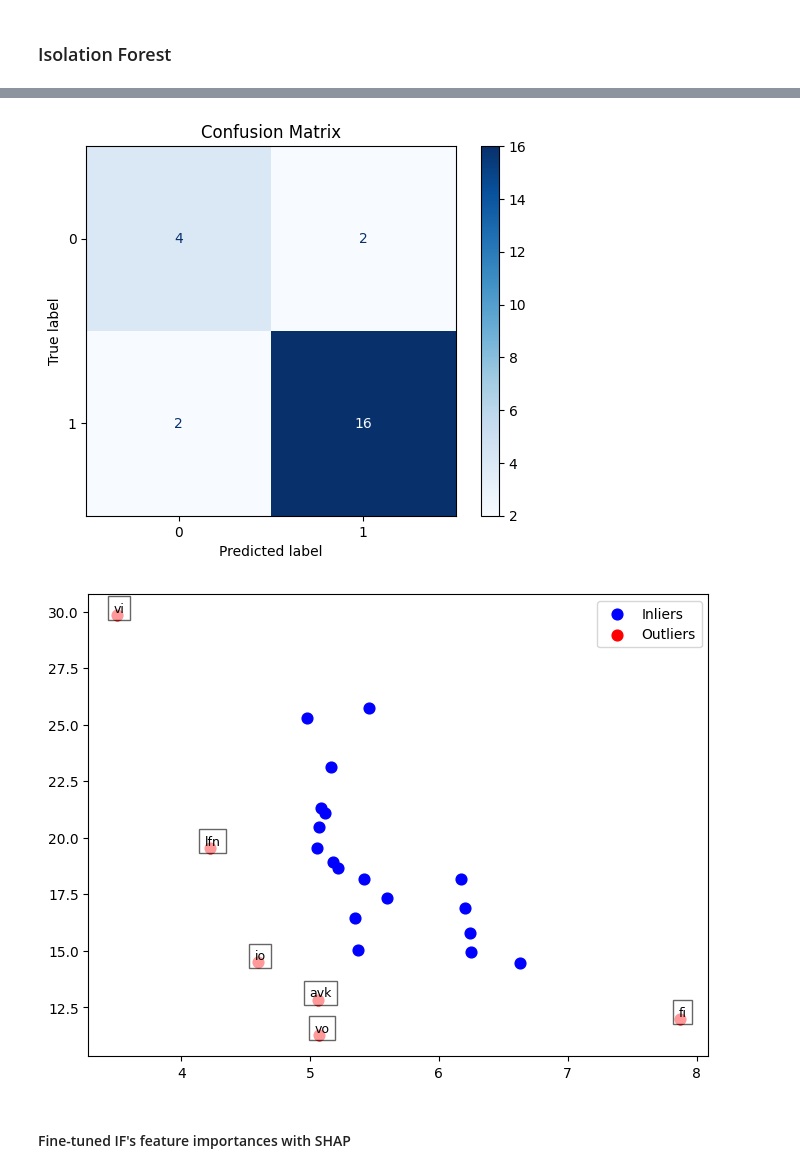
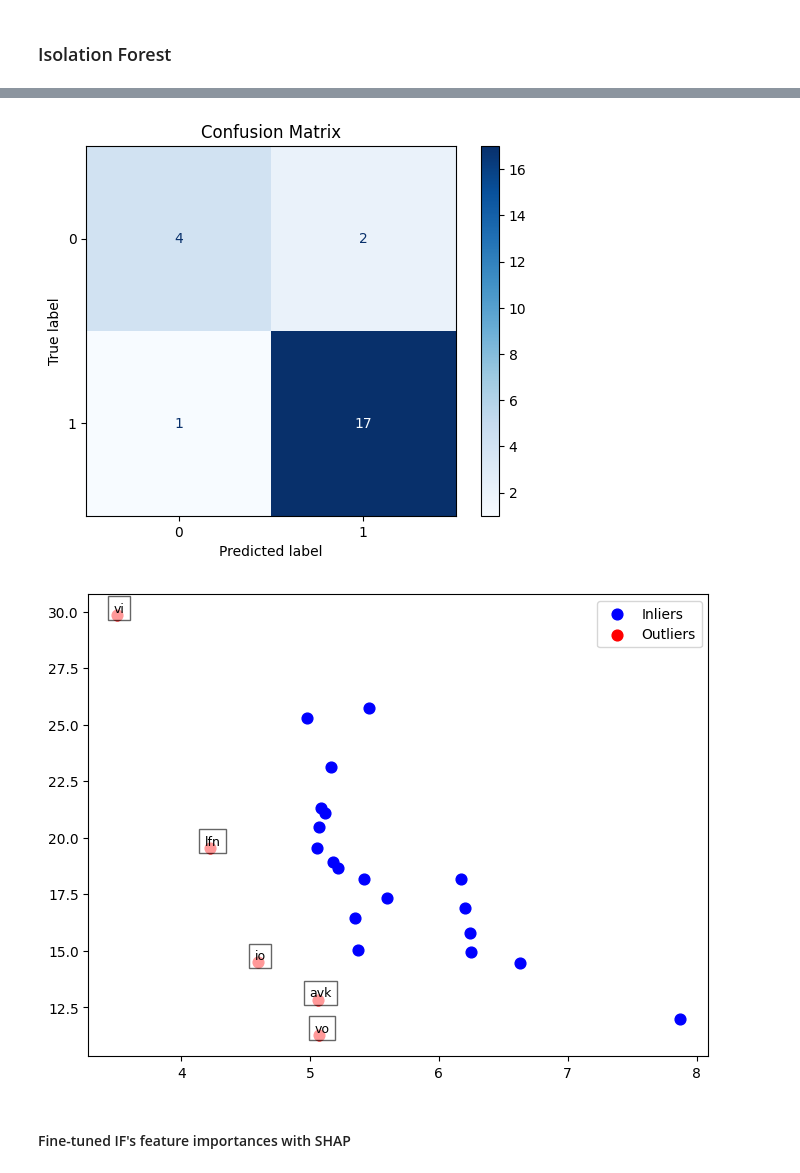
Before and after one commit to kirbergerconnor/iscl-thesis, a Jupyter notebook: anomalydetection.ipynb, the cells around one changed output, grey strips where cells are left out. Saved outputs shown, nothing was run; the diff lists cells and outputs as text; code cells hidden in the pictures.

```diff
--- a/anomalydetection.ipynb
+++ b/anomalydetection.ipynb
@@ -268,62 +385,58 @@ param_grid = {
     'bootstrap': [True, False],
 }
 
-grid = ParameterGrid(param_grid)
+grid = ParameterGrid(param_grid=param_grid)
 results = []
-for params in grid:
-    ifo = IsolationForest(
-        max_samples=params['max_samples'],
-        contamination=params['contamination'],
-        n_estimators=params['n_estimators'],
-        max_features=params['max_features'],
-        bootstrap=params['bootstrap'],
-        random_state=42,
-        n_jobs=-1
-        )
-    y_pred = ifo.fit_predict(X_train)
-    precision = precision_score(y, y_pred, pos_label=-1)
-    recall = recall_score(y, y_pred, pos_label=-1)
-    f1 = f1_score(y, y_pred, pos_label=-1)
-    # ap = average_precision_score(y, y_pred, pos_label=-1)
+# for params in grid:
+#     ifo = IsolationForest(
+#         max_samples=params['max_samples'],
+#         contamination=params['contamination'],
+#         n_estimators=params['n_estimators'],
+#         max_features=params['max_features'],
+#         bootstrap=params['bootstrap'],
+#         random_state=42,
+#         n_jobs=-1
+#         )
+#     y_pred = ifo.fit_predict(X_train)
+#     precision = precision_score(y, y_pred, pos_label=-1, zero_division=0.0)
+#     recall = recall_score(y, y_pred, pos_label=-1, zero_division=0.0)
+#     f1 = f1_score(y, y_pred, pos_label=-1, zero_division=0.0)
 
-    results.append({
-        'max_samples': params['max_samples'],
-        'contamination': params['contamination'],
-        'n_estimators': params['n_estimators'],
-        'max_features': params['max_features'],
-        'bootstrap': params['bootstrap'],
-        'precision': precision,
-        'recall': recall,
-        'f1': f1,
-        # 'average_precision': ap,
-    })
+#     results.append({
+#         'max_samples': params['max_samples'],
+#         'contamination': params['contamination'],
+#         'n_estimators': params['n_estimators'],
+#         'max_features': params['max_features'],
+#         'bootstrap': params['bootstrap'],
+#         'precision': precision,
+#         'recall': recall,
+#         'f1': f1,
+#     })
 
-if_finetuning_df = pd.DataFrame(results)
-if_finetuning_df.to_csv('./results/if_finetuning_df.csv')
-# Best parameters based on average precision score
+# if_finetuning_df = pd.DataFrame(results)
+# if_finetuning_df.to_csv('./results/if_finetuning_df.csv')
+if_finetuning_df = pd.read_csv('./results/if_finetuning_df.csv')
+# Best parameters based on f1 score
 best_params = if_finetuning_df.sort_values(by='f1', ascending=False).iloc[0]
 print(best_params)
 
 # Evaluating fine-tuned model
 ifo = IsolationForest(
-    max_samples=best_params['max_samples'],
-    contamination=best_params['contamination'],
+    max_samples=float(best_params['max_samples']),
+    contamination=float(best_params['contamination']),
     n_estimators=best_params['n_estimators'],
     max_features=best_params['max_features'],
-    bootstrap=params['bootstrap'],
+    bootstrap=best_params['bootstrap'],
     random_state=42,
     n_jobs=-1,
 )
 
 y_pred = ifo.fit_predict(X_train)
 decision_scores = ifo.decision_function(X_train)
-roc_auc = roc_auc_score(y, decision_scores)
-print(f"ROC AUC: {roc_auc}")
-print('Number of outliers detected: {}'.format(y_pred[y_pred == -1].sum()))
-print('Number of inliers detected: {}'.format(y_pred[y_pred == 1].sum()))
+print({n: (y, y_pred) for n, (y, y_pred) in zip(data['Corpus'].values, zip(y, y_pred))})
 
 cm = confusion_matrix(y, y_pred)
-disp = ConfusionMatrixDisplay(cm, display_labels=[0, 1])
+disp = ConfusionMatrixDisplay(cm)
 disp.plot(cmap=plt.cm.Blues)
 plt.title('Confusion Matrix')
 plt.savefig('./results/CM_if.png')
@@ -368,5 +480,5 @@ Number of inliers detected: 18
-[figure, old version]
+[figure, new version]
-[figure, old version]
+[figure, new version]
 # %% [markdown]
 #### Fine-tuned IF's feature importances with SHAP
 # %%
```
Also changed, not shown: parts of 8 cells of this notebook, 32 other files.
